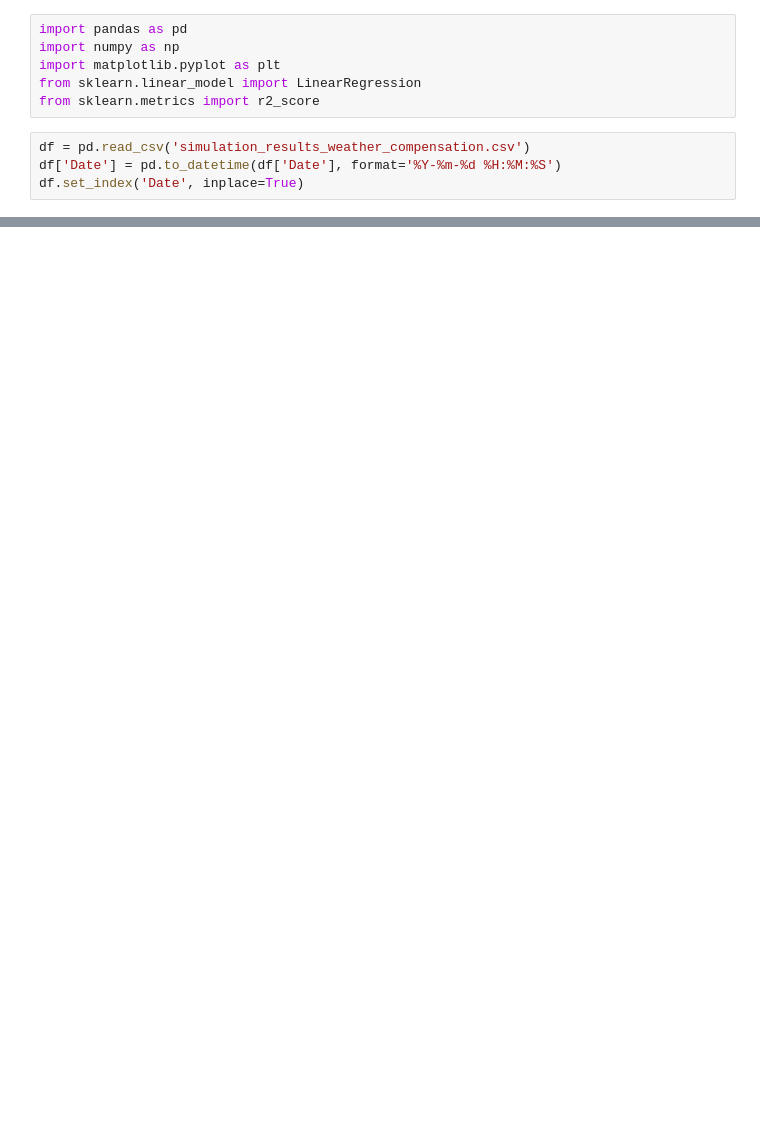
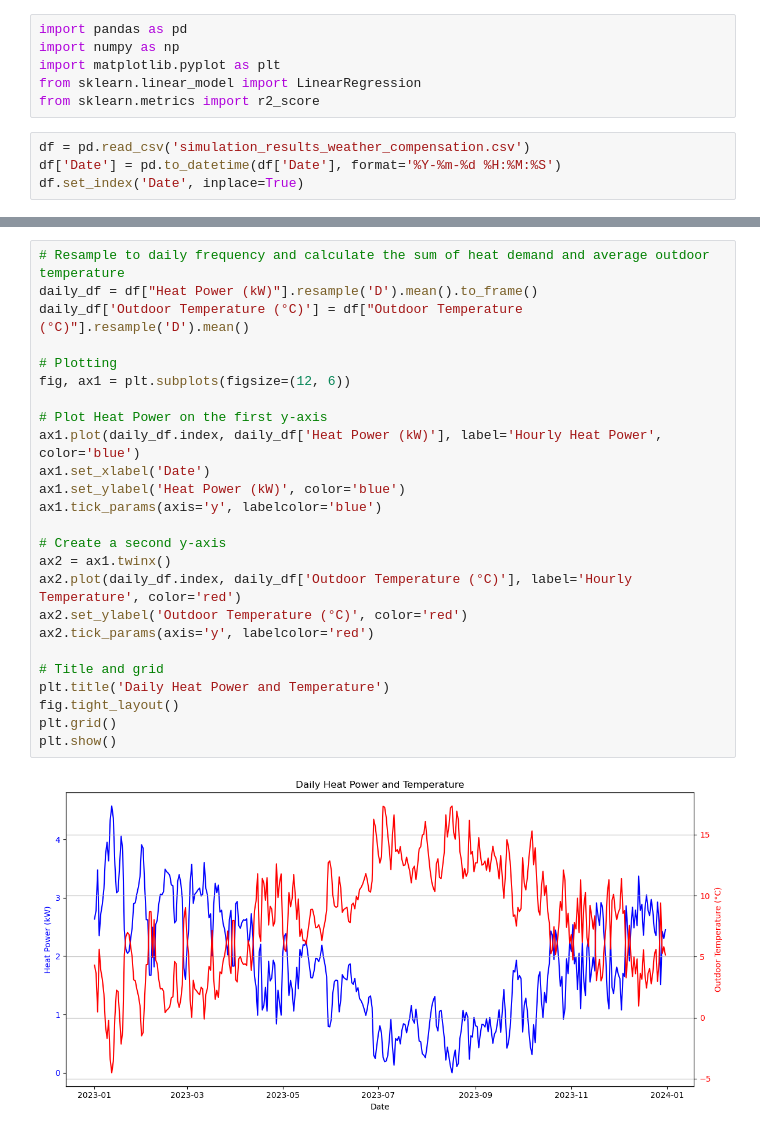
Before and after one commit to Qiuyi-Hong/Rule-Based-Control, a Jupyter notebook: sensitivity_analysis_weather_compensation.ipynb, the cells around one changed output, grey strips where cells are left out. Saved outputs shown, nothing was run; the diff lists cells and outputs as text; blank space fills up the shorter version.

```diff
--- a/sensitivity_analysis_weather_compensation.ipynb
+++ b/sensitivity_analysis_weather_compensation.ipynb
@@ -100,0 +101,27 @@ T_Th, sensitivity_coefficient, r2
+# %%
+# Resample to daily frequency and calculate the sum of heat demand and average outdoor temperature
+daily_df = df["Heat Power (kW)"].resample('D').mean().to_frame()
+daily_df['Outdoor Temperature (°C)'] = df["Outdoor Temperature (°C)"].resample('D').mean()
+
+# Plotting
+fig, ax1 = plt.subplots(figsize=(12, 6))
+
+# Plot Heat Power on the first y-axis
+ax1.plot(daily_df.index, daily_df['Heat Power (kW)'], label='Hourly Heat Power', color='blue')
+ax1.set_xlabel('Date')
+ax1.set_ylabel('Heat Power (kW)', color='blue')
+ax1.tick_params(axis='y', labelcolor='blue')
+
+# Create a second y-axis
+ax2 = ax1.twinx()
+ax2.plot(daily_df.index, daily_df['Outdoor Temperature (°C)'], label='Hourly Temperature', color='red')
+ax2.set_ylabel('Outdoor Temperature (°C)', color='red')
+ax2.tick_params(axis='y', labelcolor='red')
+
+# Title and grid
+plt.title('Daily Heat Power and Temperature')
+fig.tight_layout()
+plt.grid()
+plt.show()
+# %% [output]
+[figure, added]
```
Also changed, not shown: parts of 6 cells of this notebook, 35 other files.
